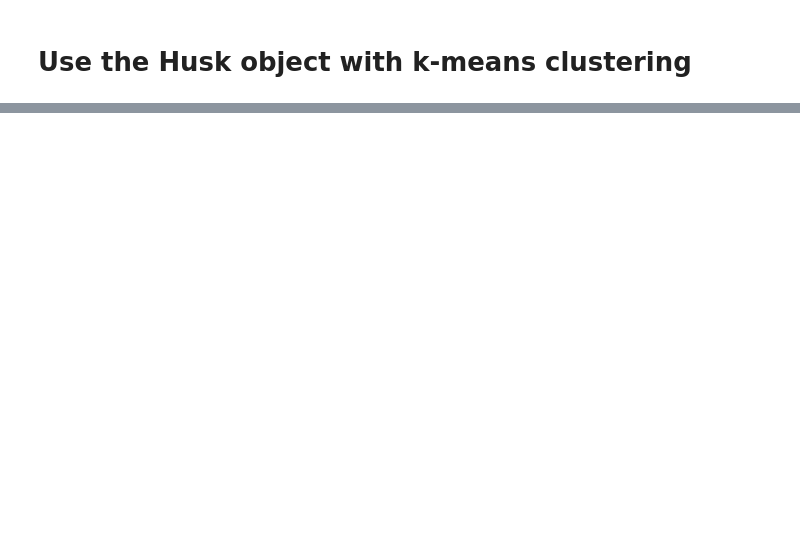
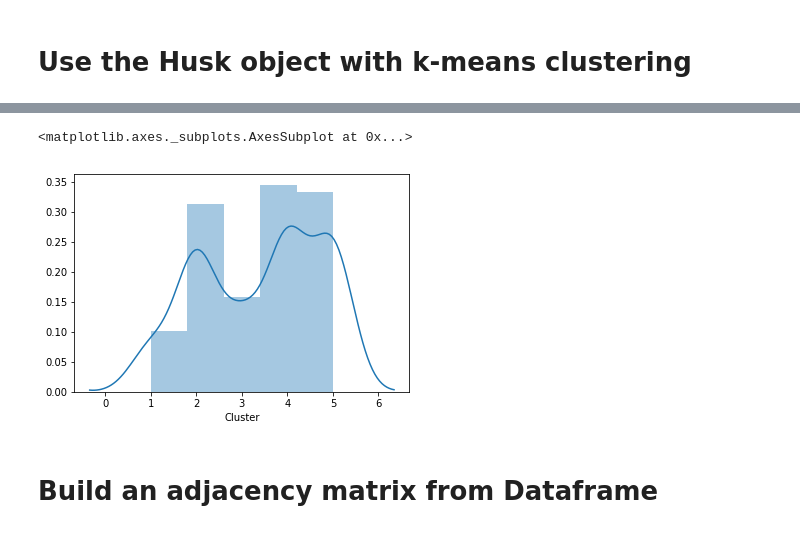
Before and after one commit to SundryTomatoes/gnomon, a Jupyter notebook: gnomon.ipynb, the cells around one changed output, grey strips where cells are left out. Cells and saved outputs as stored; diff of their text form; code cells hidden in the pictures; blank space fills up the shorter version.

```diff
--- a/gnomon.ipynb
+++ b/gnomon.ipynb
@@ -128,0 +126,7 @@ husky.show_comp()
+# %%
+sns.distplot(df['Cluster'], bins=5)
+# %% [output]
+<matplotlib.axes._subplots.AxesSubplot at 0x...>
+[figure, added]
+# %% [markdown]
+# Build an adjacency matrix from Dataframe
```
Also changed, not shown: parts of 12 cells of this notebook, 7 other files.
